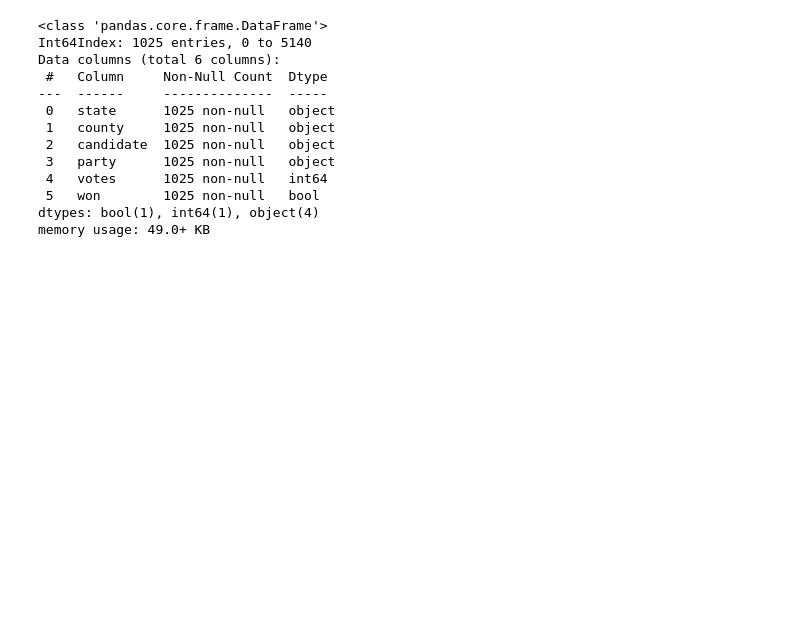
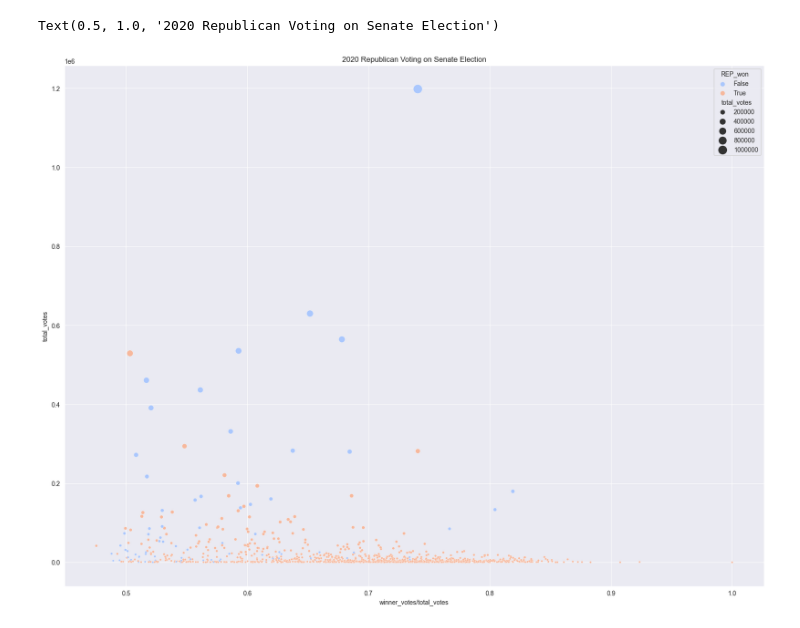
Before and after one commit to AllysonCui/ECO225, a Jupyter notebook: Code/Project 1/gcc_majoritarian.ipynb, the cells around one changed output. Saved outputs shown, nothing was run; the diff lists cells and outputs as text; code cells hidden in the pictures; blank space fills up the shorter version.

```diff
--- a/Code/Project 1/gcc_majoritarian.ipynb
+++ b/Code/Project 1/gcc_majoritarian.ipynb
@@ -22,16 +58,7 @@ df_winner.head()
-# %%
-df_winner.info()
-# %% [output]
-<class 'pandas.core.frame.DataFrame'>
-Int64Index: 1025 entries, 0 to 5140
-Data columns (total 6 columns):
- #   Column     Non-Null Count  Dtype
----  ------     --------------  -----
- 0   state      1025 non-null   object
- 1   county     1025 non-null   object
- 2   candidate  1025 non-null   object
- 3   party      1025 non-null   object
- 4   votes      1025 non-null   int64
- 5   won        1025 non-null   bool
-dtypes: bool(1), int64(1), object(4)
-memory usage: 49.0+ KB
+# %%
+plt.figure(figsize = (20,15))
+sns.scatterplot(data = df_winner, x = "winner_votes/total_votes", y = "total_votes", hue = "REP_won", size = "total_votes", palette = "coolwarm", sizes=(10,200))
+plt.title("2020 Republican Voting on Senate Election")
+# %% [output]
+Text(0.5, 1.0, '2020 Republican Voting on Senate Election')
+[figure, added]
```
Also changed, not shown: parts of 3 cells of this notebook, 7 other files.
